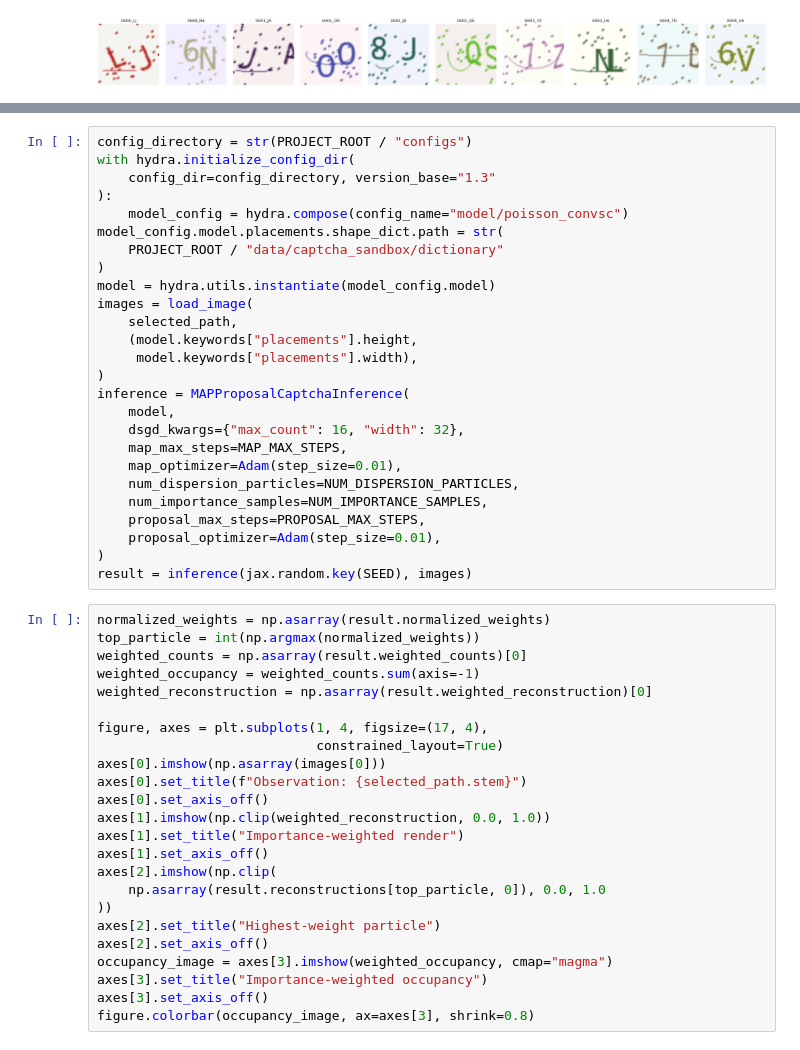
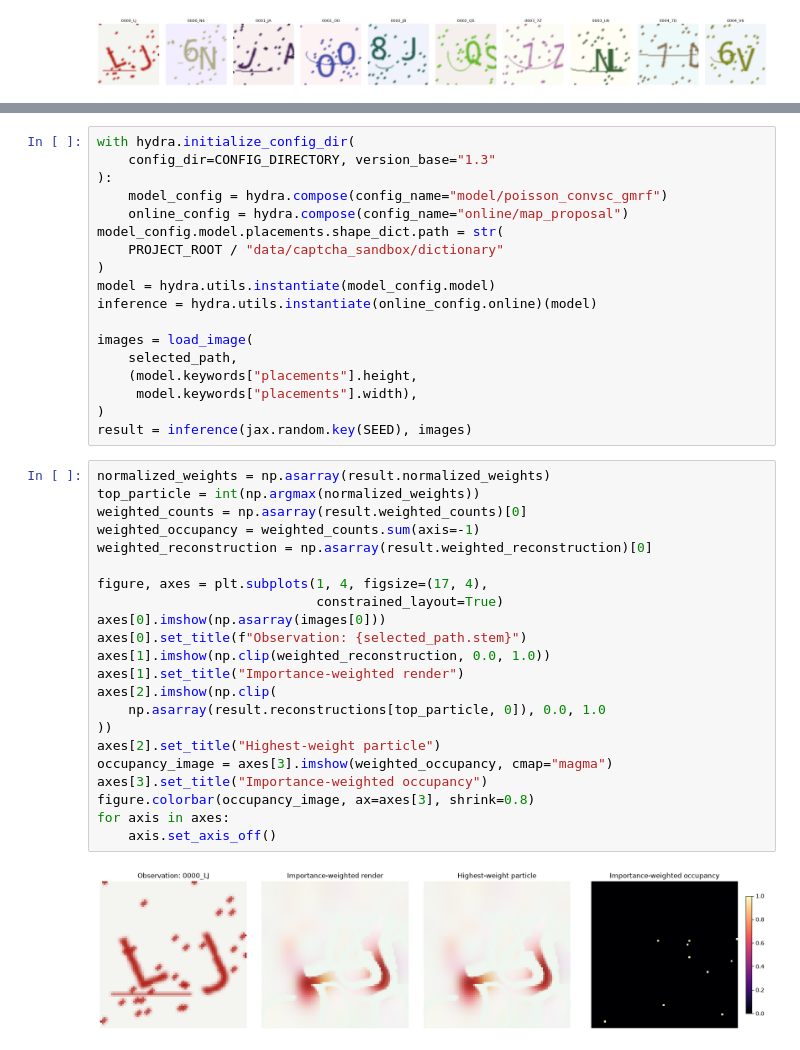
Before and after one commit to esennesh/captcha-numpyro, a Jupyter notebook: notebooks/online_map_proposal.ipynb, the cells around one changed output, grey strips where cells are left out. Saved outputs shown, nothing was run; the diff lists cells and outputs as text.

```diff
--- a/notebooks/online_map_proposal.ipynb
+++ b/notebooks/online_map_proposal.ipynb
@@ -82,50 +96,42 @@ observation-derived candidate set or handcrafted warm-start.
 # %%
-config_directory = str(PROJECT_ROOT / "configs")
 with hydra.initialize_config_dir(
-    config_dir=config_directory, version_base="1.3"
+    config_dir=CONFIG_DIRECTORY, version_base="1.3"
 ):
-    model_config = hydra.compose(config_name="model/poisson_convsc")
+    model_config = hydra.compose(config_name="model/poisson_convsc_gmrf")
+    online_config = hydra.compose(config_name="online/map_proposal")
 model_config.model.placements.shape_dict.path = str(
     PROJECT_ROOT / "data/captcha_sandbox/dictionary"
 )
 model = hydra.utils.instantiate(model_config.model)
+inference = hydra.utils.instantiate(online_config.online)(model)
+
 images = load_image(
     selected_path,
     (model.keywords["placements"].height,
      model.keywords["placements"].width),
 )
-inference = MAPProposalCaptchaInference(
-    model,
-    dsgd_kwargs={"max_count": 16, "width": 32},
-    map_max_steps=MAP_MAX_STEPS,
-    map_optimizer=Adam(step_size=0.01),
-    num_dispersion_particles=NUM_DISPERSION_PARTICLES,
-    num_importance_samples=NUM_IMPORTANCE_SAMPLES,
-    proposal_max_steps=PROPOSAL_MAX_STEPS,
-    proposal_optimizer=Adam(step_size=0.01),
-)
 result = inference(jax.random.key(SEED), images)
 # %%
 normalized_weights = np.asarray(result.normalized_weights)
 top_particle = int(np.argmax(normalized_weights))
 weighted_counts = np.asarray(result.weighted_counts)[0]
 weighted_occupancy = weighted_counts.sum(axis=-1)
 weighted_reconstruction = np.asarray(result.weighted_reconstruction)[0]
 
 figure, axes = plt.subplots(1, 4, figsize=(17, 4),
                             constrained_layout=True)
 axes[0].imshow(np.asarray(images[0]))
 axes[0].set_title(f"Observation: {selected_path.stem}")
-axes[0].set_axis_off()
 axes[1].imshow(np.clip(weighted_reconstruction, 0.0, 1.0))
 axes[1].set_title("Importance-weighted render")
-axes[1].set_axis_off()
 axes[2].imshow(np.clip(
     np.asarray(result.reconstructions[top_particle, 0]), 0.0, 1.0
 ))
 axes[2].set_title("Highest-weight particle")
-axes[2].set_axis_off()
 occupancy_image = axes[3].imshow(weighted_occupancy, cmap="magma")
 axes[3].set_title("Importance-weighted occupancy")
-axes[3].set_axis_off()
 figure.colorbar(occupancy_image, ax=axes[3], shrink=0.8)
+for axis in axes:
+    axis.set_axis_off()
+# %% [output]
+[figure, added]
```
Also changed, not shown: parts of 9 cells of this notebook, 3 other files.
